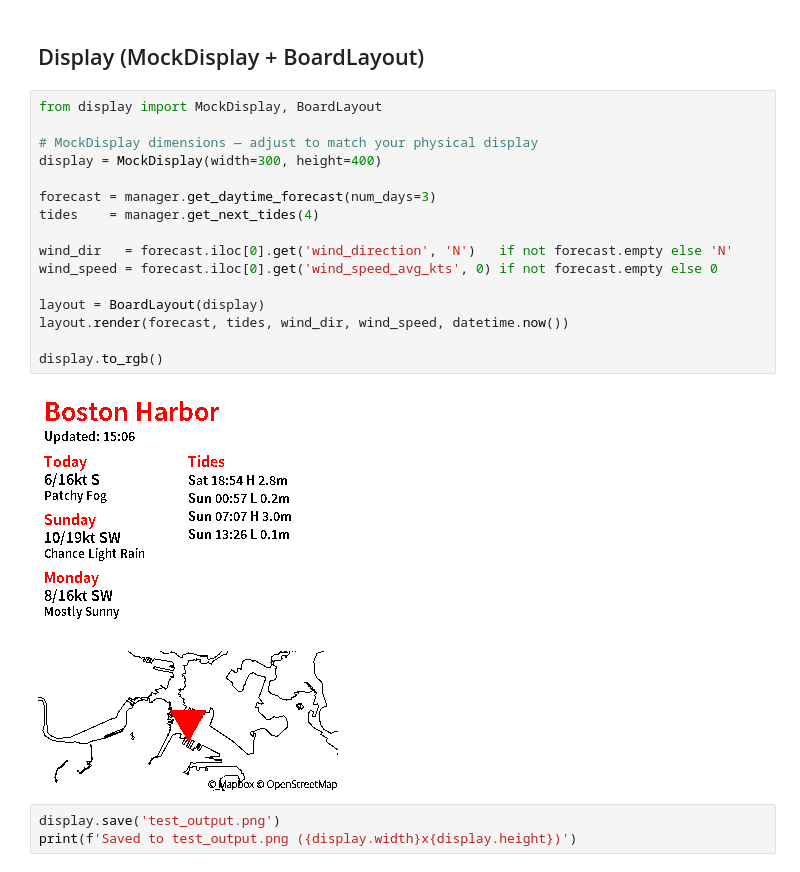
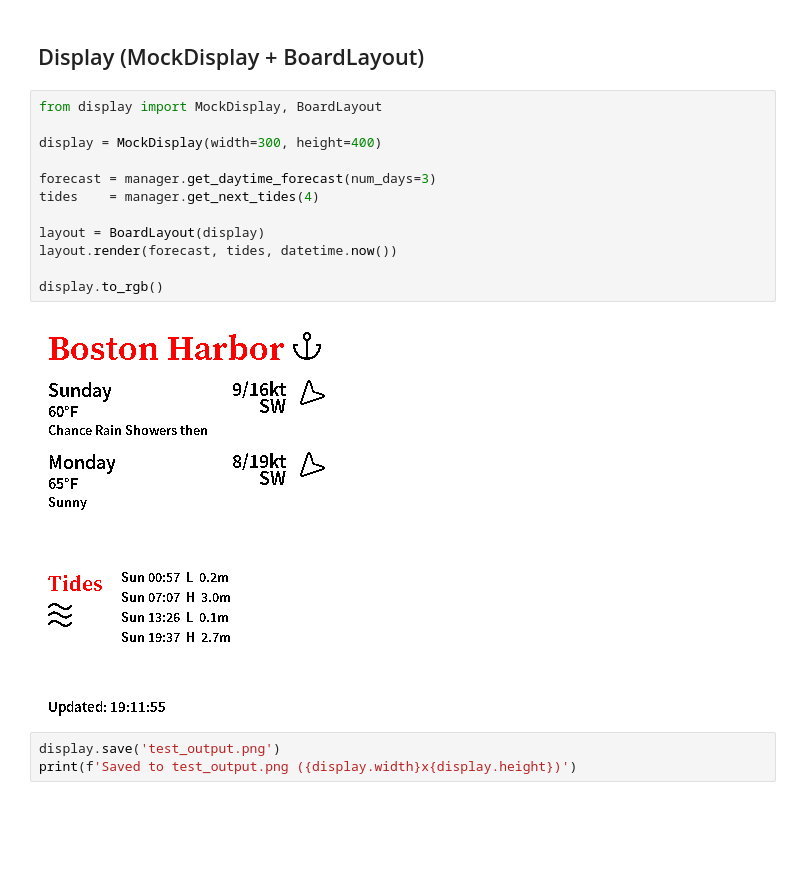
Before and after one commit to mletterio/SailBoard, a Jupyter notebook: test_clients.ipynb, the cells around one changed output. Saved outputs shown, nothing was run; the diff lists cells and outputs as text; blank space fills up the shorter version.

Commit message:
removed the map, simplified the layout for a more reliable and flexable render

```diff
--- a/test_clients.ipynb
+++ b/test_clients.ipynb
@@ -110,21 +108,17 @@ manager.get_next_tides(4)
 # %%
 from display import MockDisplay, BoardLayout
 
-# MockDisplay dimensions — adjust to match your physical display
 display = MockDisplay(width=300, height=400)
 
 forecast = manager.get_daytime_forecast(num_days=3)
 tides    = manager.get_next_tides(4)
 
-wind_dir   = forecast.iloc[0].get('wind_direction', 'N')   if not forecast.empty else 'N'
-wind_speed = forecast.iloc[0].get('wind_speed_avg_kts', 0) if not forecast.empty else 0
-
 layout = BoardLayout(display)
-layout.render(forecast, tides, wind_dir, wind_speed, datetime.now())
+layout.render(forecast, tides, datetime.now())
 
 display.to_rgb()
 # %% [output]
-[figure, old version]
+[figure, new version]
 # %%
 display.save('test_output.png')
 print(f'Saved to test_output.png ({display.width}x{display.height})')
```
Also changed, not shown: parts of 5 cells of this notebook, 9 other files.
